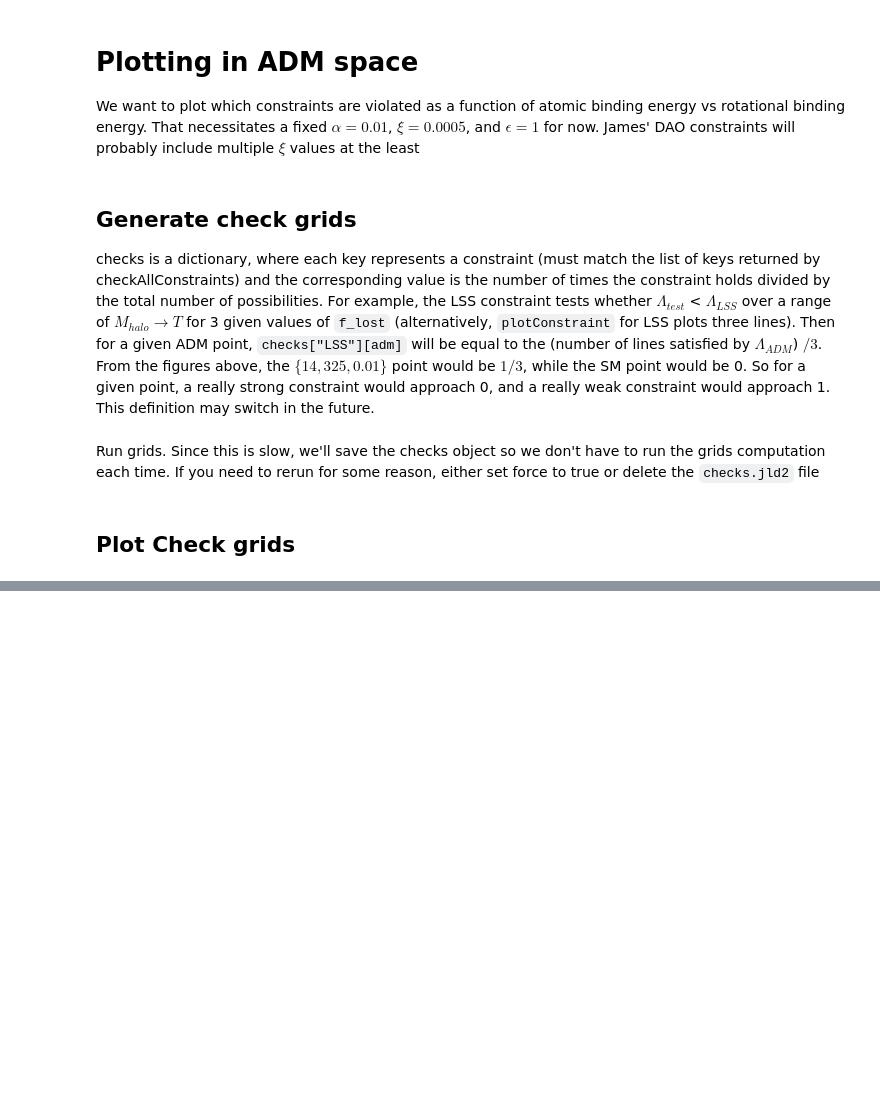
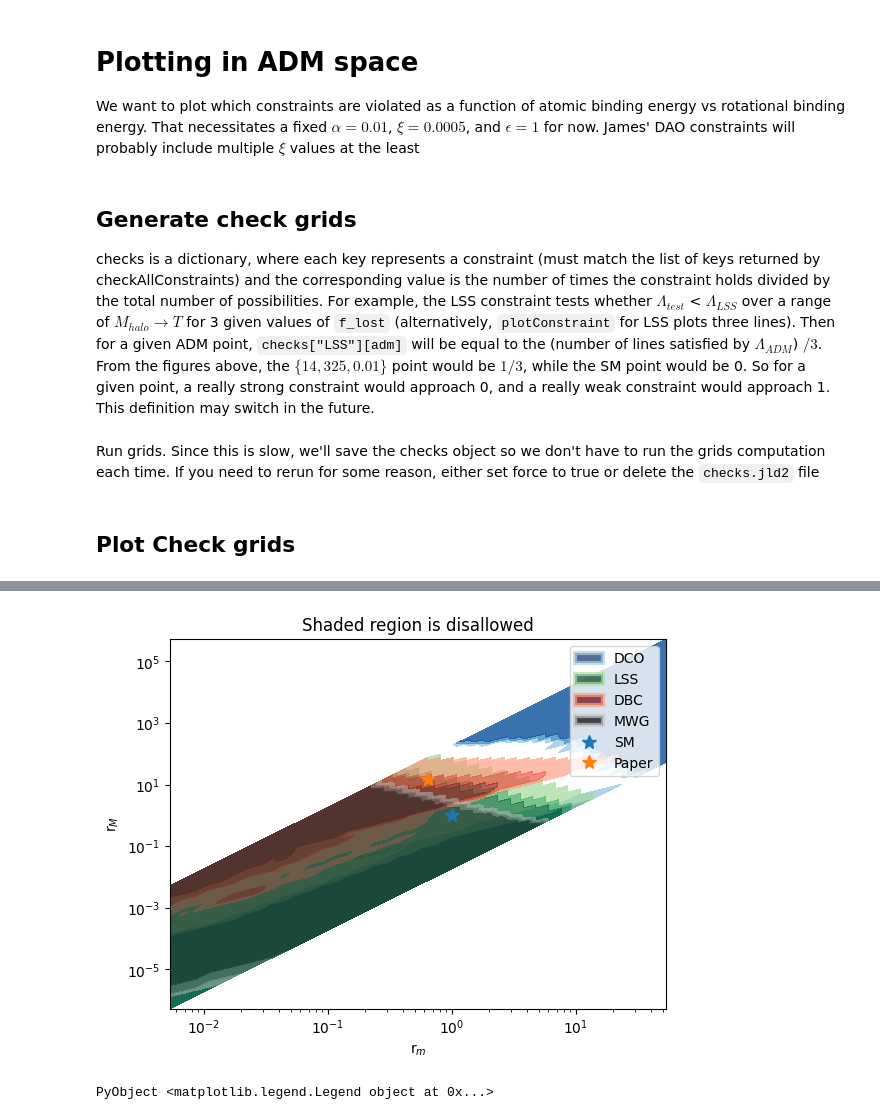
Before and after one commit to mtryan83/constraints, a Jupyter notebook: testing.ipynb, the cells around one changed output, grey strips where cells are left out. Cells and saved outputs as stored; diff of their text form; code cells hidden in the pictures; blank space fills up the shorter version.

```diff
--- a/testing.ipynb
+++ b/testing.ipynb
@@ -189,0 +280,46 @@ PyPlot.clim(0,1)
+# %%
+using PyPlot
+
+fig = figure()
+x = r_m
+y = r_M
+cols = Dict("LSS"=>"Greens","DCO"=>"Blues","DBC"=>"Reds","MWG"=>"Greys")
+alpha_offset = (length(keys(cols))-1)/10
+nanarray = fill(NaN,(2))
+hndls = []
+for k in keys(checks)
+    if !(k in keys(cols))
+        continue
+    end
+    #masked = convert(Matrix{Union{Float64,Missing}},checks[k])
+    # matplotlib uses NaNs to mask data apparently
+    masked = 1.0 .- copy(checks[k])
+    masked[masked .== 0.0] .= NaN
+    # note if we want hatches we need to switch back to pcolor - this leaves lines between the boxes -
+    # see https://stackoverflow.com/questions/8263769/hide-contour-linestroke-on-pyplot-contourf-to-get-only-fills
+    # for a potential solution
+    #pcolormesh(x,y, masked,cmap=cols[k],alpha=.5+alpha_offset,)
+    conts = contourf(x,y, 1 .-checks[k],cmap=cols[k],levels=3,alpha=0.5+alpha_offset)
+    conts.collections[1].set_alpha(0)
+    cmap = ColorMap(cols[k])
+    #println("$k: $(cols[k]): $(cmap(1))")
+    proxy = plt.Rectangle((NaN, NaN), NaN, 1, fc=cmap(0.999), ec=cmap(0.33),
+                           alpha=0.7, linewidth=3, label=k)
+    ax = gca()
+    ax.add_patch(proxy)
+    alpha_offset -= 0.1
+    clim(0,1)
+end
+PyPlot.xlim(extrema(x))
+PyPlot.ylim(extrema(y))
+PyPlot.xscale("log")
+PyPlot.yscale("log")
+PyPlot.xlabel("r\$_{m}\$")
+PyPlot.ylabel("r\$_{M}\$")
+append!(hndls,plotExamplePoints(use_m=true))
+title("Shaded region is disallowed")
+#display(hndls)
+PyPlot.legend()
+# %% [output]
+[figure, added]
+PyObject <matplotlib.legend.Legend object at 0x...>
```
Also changed, not shown: parts of 9 cells of this notebook.
